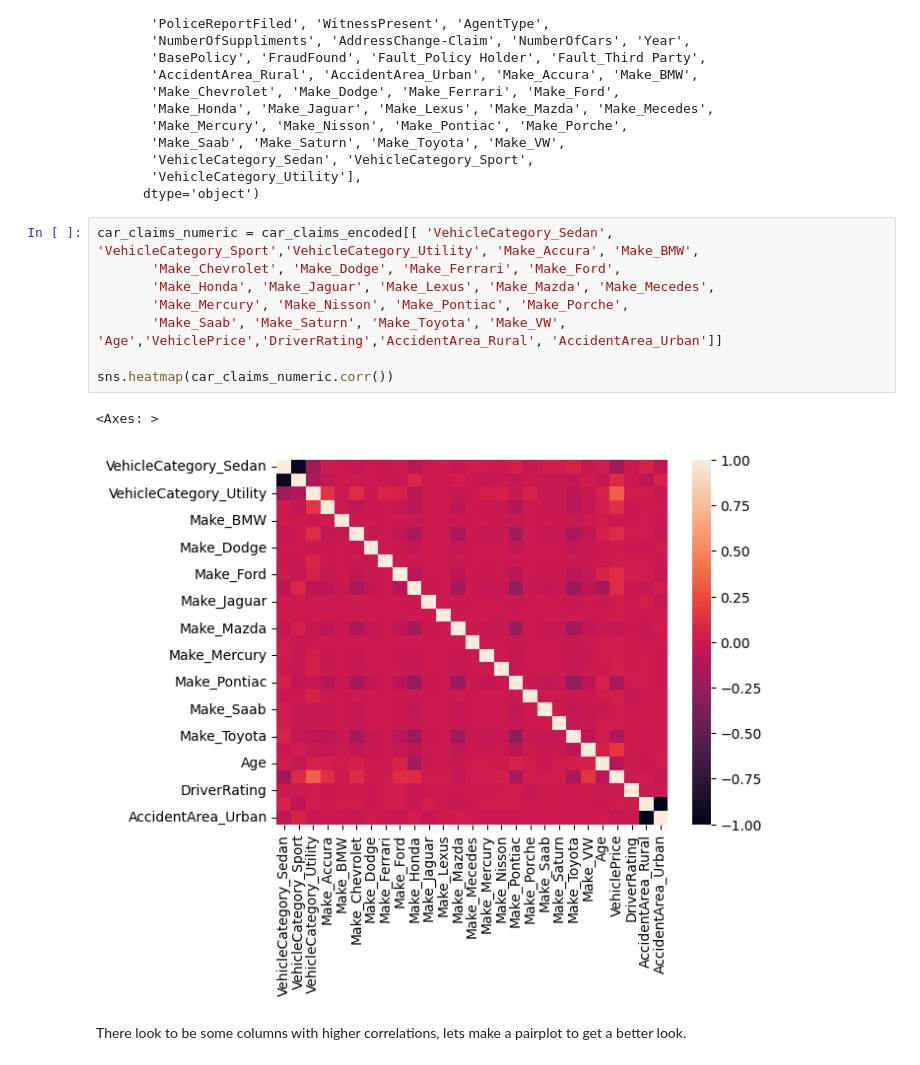
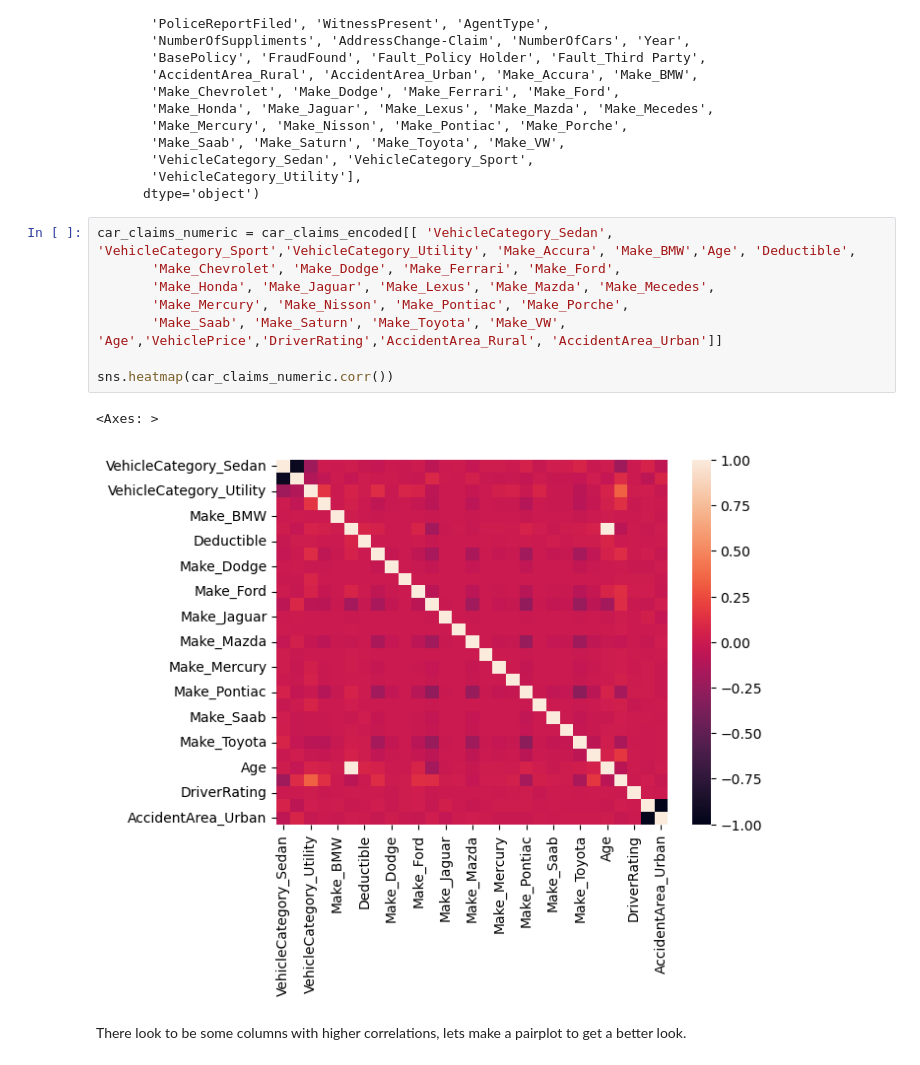
Before and after one commit to joe-bene/AiForLeaders, a Jupyter notebook: Week6.ipynb, the cells around one changed output. Cells and saved outputs as stored; diff of their text form.

```diff
--- a/Week6.ipynb
+++ b/Week6.ipynb
@@ -182,16 +184,16 @@ Index(['Month', 'WeekOfMonth', 'DayOfWeek', 'DayOfWeekClaimed', 'MonthClaimed',
        'VehicleCategory_Utility'],
       dtype='object')
 # %%
-car_claims_numeric = car_claims_encoded[[ 'VehicleCategory_Sedan', 'VehicleCategory_Sport','VehicleCategory_Utility', 'Make_Accura', 'Make_BMW',
+car_claims_numeric = car_claims_encoded[[ 'VehicleCategory_Sedan', 'VehicleCategory_Sport','VehicleCategory_Utility', 'Make_Accura', 'Make_BMW','Age', 'Deductible',
        'Make_Chevrolet', 'Make_Dodge', 'Make_Ferrari', 'Make_Ford',
        'Make_Honda', 'Make_Jaguar', 'Make_Lexus', 'Make_Mazda', 'Make_Mecedes',
        'Make_Mercury', 'Make_Nisson', 'Make_Pontiac', 'Make_Porche',
        'Make_Saab', 'Make_Saturn', 'Make_Toyota', 'Make_VW', 'Age','VehiclePrice','DriverRating','AccidentArea_Rural', 'AccidentArea_Urban']]
 
 sns.heatmap(car_claims_numeric.corr())
 # %% [output]
 <Axes: >
-[figure, old version]
+[figure, new version]
 # %% [markdown]
 There look to be some columns with higher correlations, lets make a pairplot to get a better look.
 # %%
```
Also changed, not shown: parts of 8 cells of this notebook, 3 other files.
